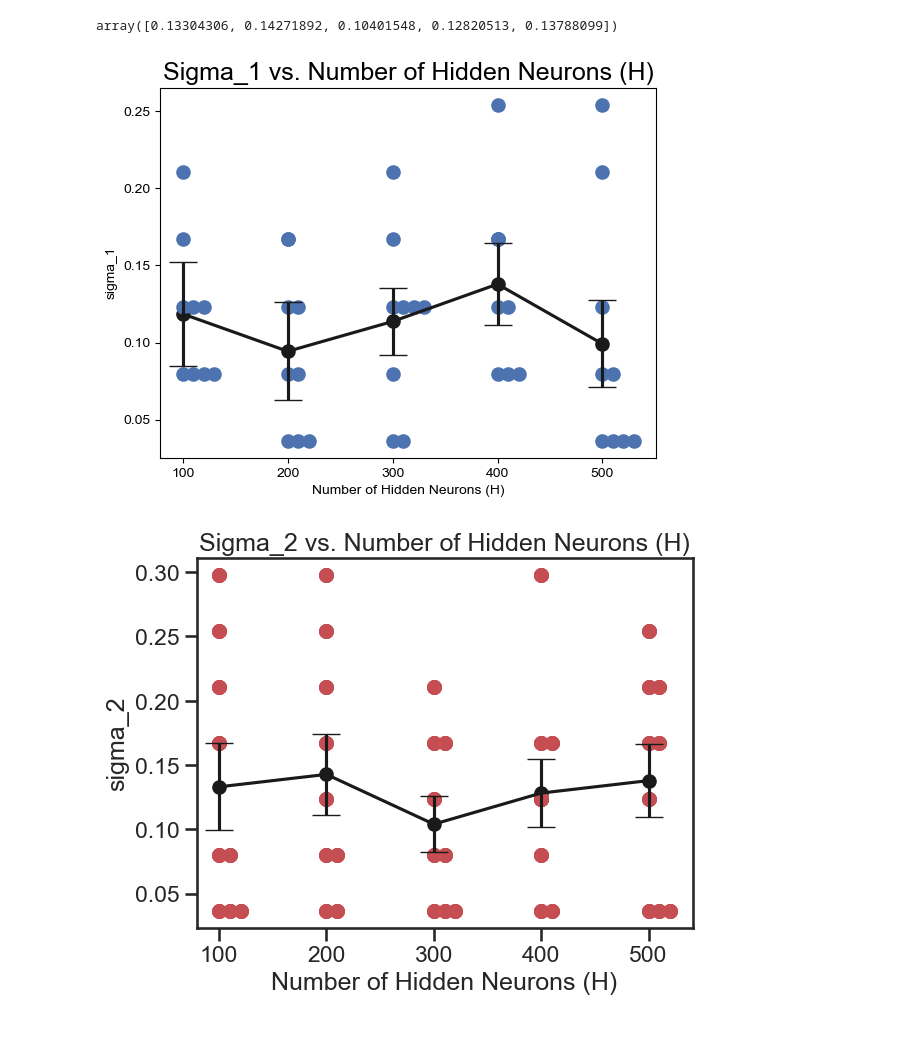
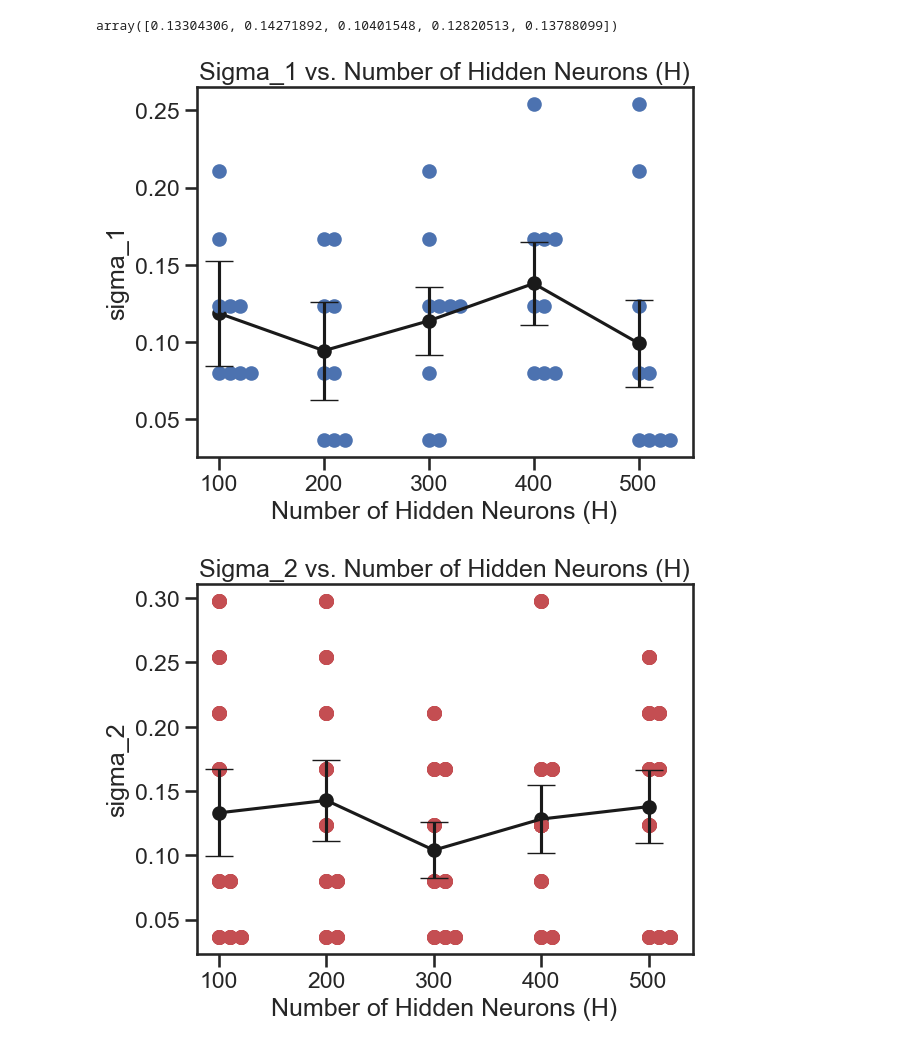
Before and after one commit to JoshuaSin4/Senior-Thesis, a Jupyter notebook: MNIST/Data/Graphing Datapoints/test.ipynb, the cells around one changed output. Drawn from its saved outputs; the diff is of its cells as text; code cells hidden in the pictures.

```diff
--- a/MNIST/Data/Graphing Datapoints/test.ipynb
+++ b/MNIST/Data/Graphing Datapoints/test.ipynb
@@ -72,35 +72,35 @@ fig, ax = plt.subplots()
 import seaborn as sns
 
 sns.set(style='ticks', context='talk')
 ax.scatter(N, N_mean_w1, color="k")
 for (i,element) in enumerate(N_seed_w1):
     count1 = 0
     count2 = 0
     count3 = 0
     count4 = 0
     for number in element:
         if number == 0.07982583454281568:
             ax.scatter(x=N[i]+count1,y= number, color='b')
             count1 += 10
-        elif number == 0.16690856313497826:
+        elif number == 0.16690856313497823:
             ax.scatter(x=N[i]+count2,y= number, color='b')
             count2 += 10
         elif number == 0.12336719883889695:
             ax.scatter(x=N[i]+count3,y= number, color='b')
             count3 += 10
         elif number == 0.0362844702467344:
             ax.scatter(x=N[i]+count4,y= number, color='b')
             count4 += 10
         else:
             ax.scatter(x=N[i], y=number, color='b')
 
 ax.errorbar(N, N_mean_w1, N_std_w1, capsize = 10.0, color= "k")
 ax.set_xlabel("Number of Hidden Neurons (H)")
 ax.set_ylabel("sigma_1")
 ax.set_title("Sigma_1 vs. Number of Hidden Neurons (H)")
 fig.savefig("test_W1_vs_N.png", bbox_inches = 'tight')
 # %% [output]
-[figure, old version]
+[figure, new version]
 # %%
 fig2, ax2 = plt.subplots()
 ax2.scatter(N, N_mean_w2, color="k")
```
Also changed, not shown: 31 other files.
